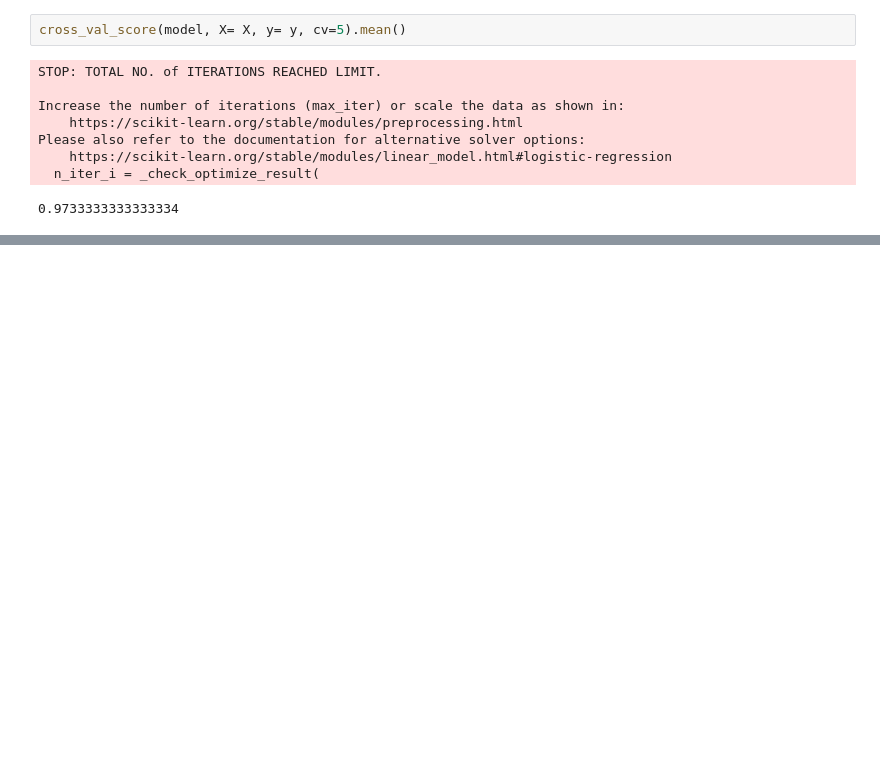
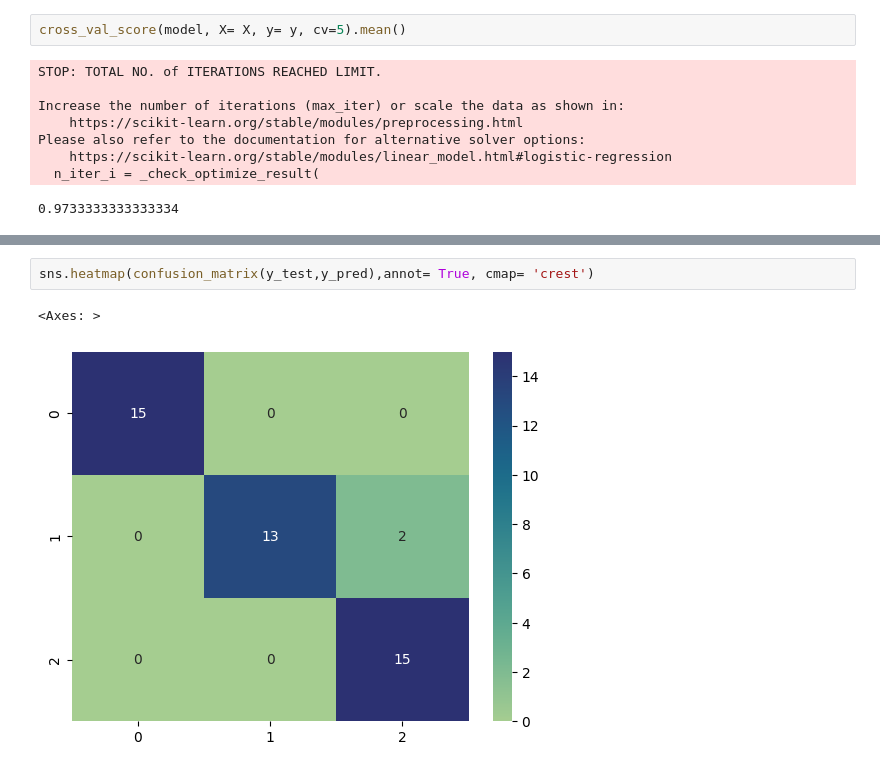
Before and after one commit to Lorenzo-Biondi/FISTIC2024, a Jupyter notebook: Less07/iris.ipynb, the cells around one changed output, grey strips where cells are left out. Cells and saved outputs as stored; diff of their text form; blank space fills up the shorter version.

```diff
--- a/Less07/iris.ipynb
+++ b/Less07/iris.ipynb
@@ -128,0 +134,5 @@ plt.legend(loc='upper right')
+# %%
+sns.heatmap(confusion_matrix(y_test,y_pred),annot= True, cmap= 'crest')
+# %% [output]
+<Axes: >
+[figure, added]
```
Also changed, not shown: parts of 6 cells of this notebook, 6 other files.
